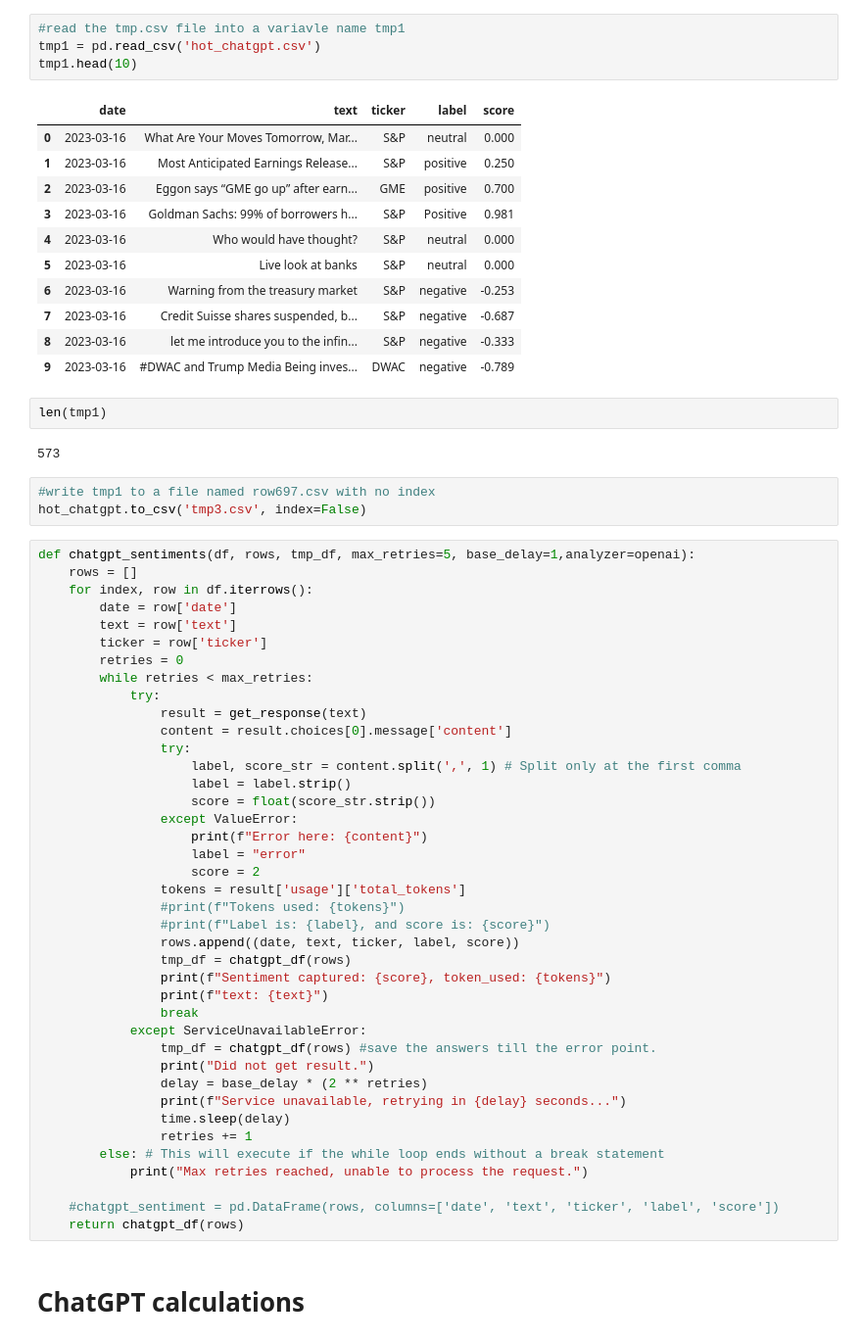
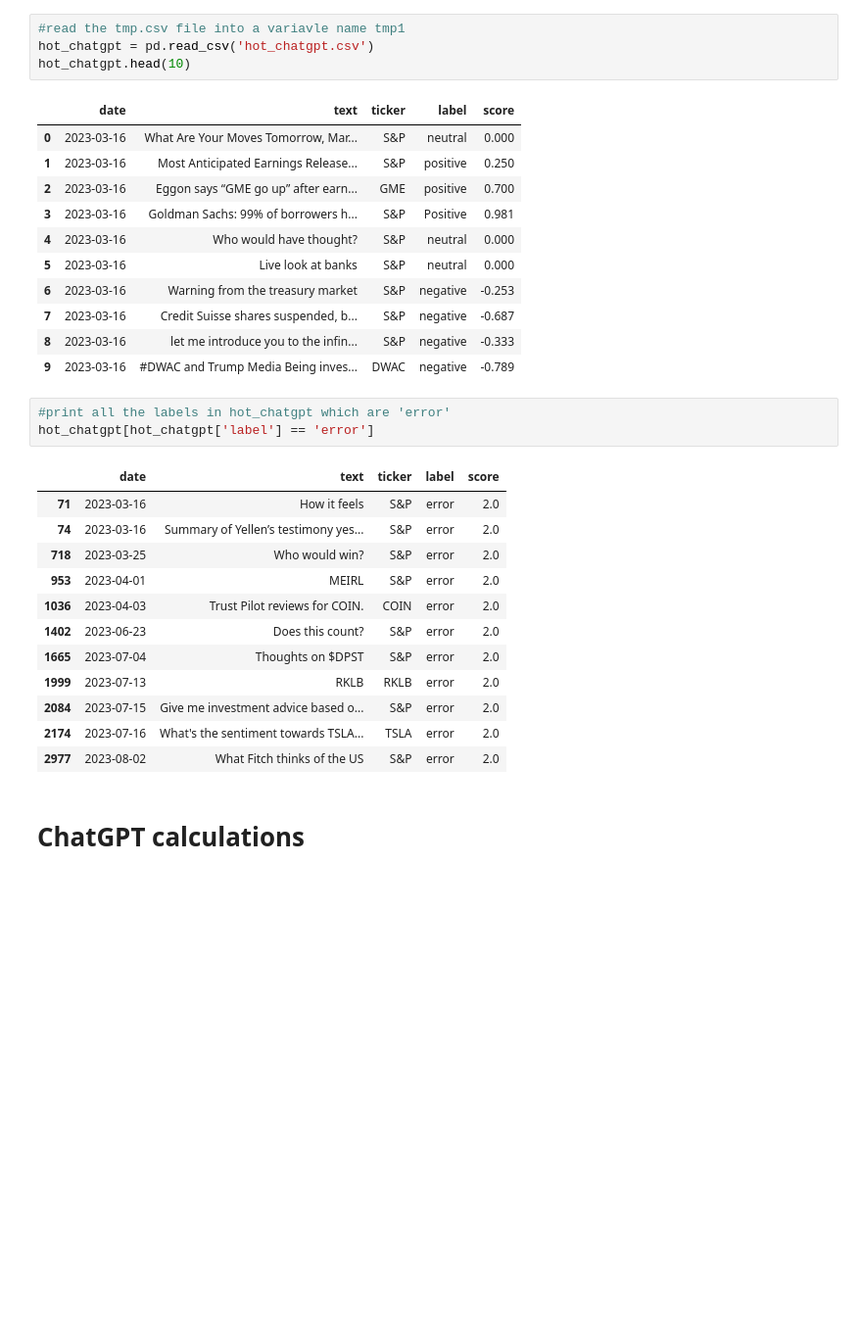
Before and after one commit to Christopher-jason/cjs-dissertation, a Jupyter notebook: Stocks/draft_2.ipynb, the cells around one changed output. Shown: that part at 98% size. Cells and saved outputs as stored; diff of their text form; blank space fills up the shorter version.

Commit message:
price_data collected

```diff
--- a/Stocks/draft_2.ipynb
+++ b/Stocks/draft_2.ipynb
@@ -507,8 +484,8 @@ hot_chatgpt.head(10)
 hot_chatgpt.to_csv('hot_chatgpt.csv', index=False)
 # %%
 #read the tmp.csv file into a variavle name tmp1
-tmp1 = pd.read_csv('hot_chatgpt.csv')
-tmp1.head(10)
+hot_chatgpt = pd.read_csv('hot_chatgpt.csv')
+hot_chatgpt.head(10)
 # %% [output]
 |  | date | text | ticker | label | score |
 | 0 | 2023-03-16 | What Are Your Moves Tomorrow, Mar... | S&P | neutral | 0.000 |
@@ -521,53 +498,22 @@ tmp1.head(10)
 | 7 | 2023-03-16 | Credit Suisse shares suspended, b... | S&P | negative | -0.687 |
 | 8 | 2023-03-16 | let me introduce you to the infin... | S&P | negative | -0.333 |
 | 9 | 2023-03-16 | #DWAC and Trump Media Being inves... | DWAC | negative | -0.789 |
-# %%
-len(tmp1)
-# %% [output]
-573
-# %%
-#write tmp1 to a file named row697.csv with no index
-hot_chatgpt.to_csv('tmp3.csv', index=False)
-# %%
-def chatgpt_sentiments(df, rows, tmp_df, max_retries=5, base_delay=1,analyzer=openai):
-    rows = []
-    for index, row in df.iterrows():
-        date = row['date']
-        text = row['text']
-        ticker = row['ticker']
-        retries = 0
-        while retries < max_retries:
-            try:
-                result = get_response(text)
-                content = result.choices[0].message['content']
-                try:
-                    label, score_str = content.split(',', 1) # Split only at the first comma
-                    label = label.strip()
-                    score = float(score_str.strip())
-                except ValueError:
-                    print(f"Error here: {content}")
-                    label = "error"
-                    score = 2
-                tokens = result['usage']['total_tokens']
-                #print(f"Tokens used: {tokens}")
-                #print(f"Label is: {label}, and score is: {score}")
-                rows.append((date, text, ticker, label, score))
-                tmp_df = chatgpt_df(rows)
-                print(f"Sentiment captured: {score}, token_used: {tokens}")
-                print(f"text: {text}")
-                break
-            except ServiceUnavailableError:
-                tmp_df = chatgpt_df(rows) #save the answers till the error point.
-                print("Did not get result.")
-                delay = base_delay * (2 ** retries)
-                print(f"Service unavailable, retrying in {delay} seconds...")
-                time.sleep(delay)
-                retries += 1
-        else: # This will execute if the while loop ends without a break statement
-            print("Max retries reached, unable to process the request.")
-
-    #chatgpt_sentiment = pd.DataFrame(rows, columns=['date', 'text', 'ticker', 'label', 'score'])
-    return chatgpt_df(rows)
+# %%
+#print all the labels in hot_chatgpt which are 'error'
+hot_chatgpt[hot_chatgpt['label'] == 'error']
+# %% [output]
+|  | date | text | ticker | label | score |
+| 71 | 2023-03-16 | How it feels | S&P | error | 2.0 |
+| 74 | 2023-03-16 | Summary of Yellen’s testimony yes... | S&P | error | 2.0 |
+| 718 | 2023-03-25 | Who would win? | S&P | error | 2.0 |
+| 953 | 2023-04-01 | MEIRL | S&P | error | 2.0 |
+| 1036 | 2023-04-03 | Trust Pilot reviews for COIN. | COIN | error | 2.0 |
+| 1402 | 2023-06-23 | Does this count? | S&P | error | 2.0 |
+| 1665 | 2023-07-04 | Thoughts on $DPST | S&P | error | 2.0 |
+| 1999 | 2023-07-13 | RKLB | RKLB | error | 2.0 |
+| 2084 | 2023-07-15 | Give me investment advice based o... | S&P | error | 2.0 |
+| 2174 | 2023-07-16 | What's the sentiment towards TSLA... | TSLA | error | 2.0 |
+| 2977 | 2023-08-02 | What Fitch thinks of the US | S&P | error | 2.0 |
 # %% [markdown]
 # ChatGPT calculations
 # %%
```
Also changed, not shown: parts of 28 cells of this notebook, 55 other files.
